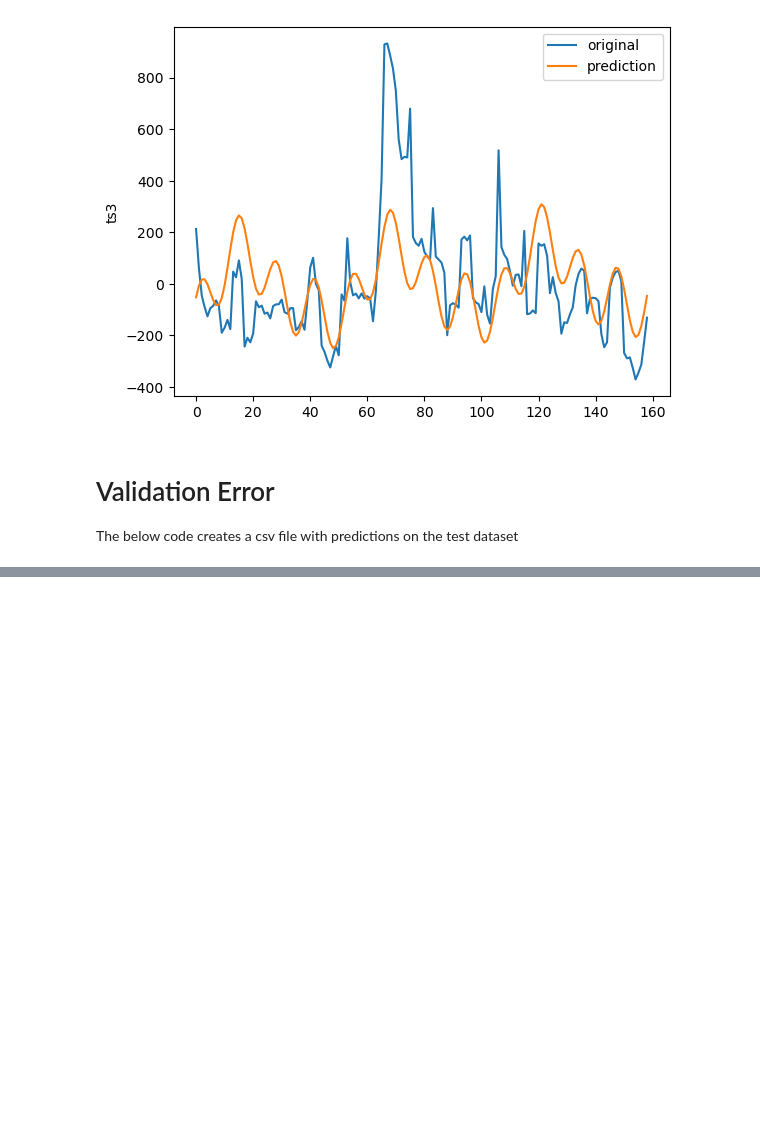
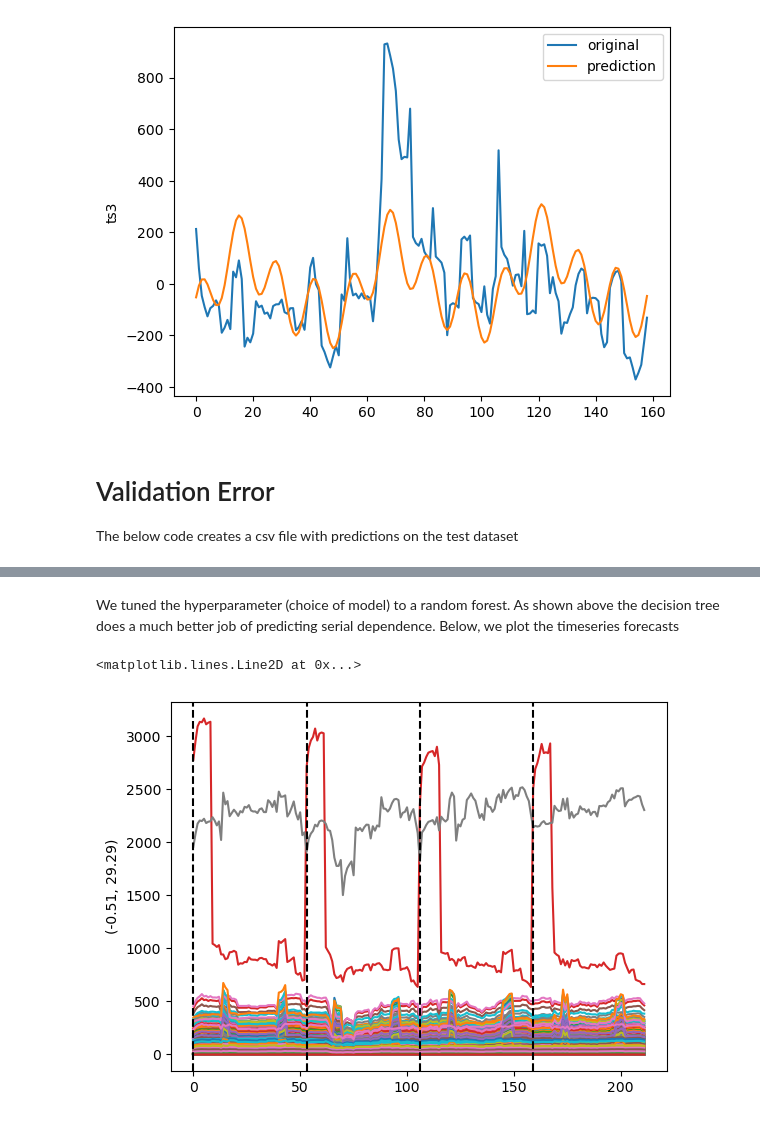
Before and after one commit to Ani-Sako/pss3e20-predicting-c02-emissions, a Jupyter notebook: modelling-co2-emissions.ipynb, the cells around one changed output, grey strips where cells are left out. Drawn from its saved outputs; the diff is of its cells as text; code cells hidden in the pictures; blank space fills up the shorter version.

```diff
--- a/modelling-co2-emissions.ipynb
+++ b/modelling-co2-emissions.ipynb
@@ -408,0 +481,37 @@ sub_file.to_csv('submission.csv', index=False)
+# %% [markdown]
+We tuned the hyperparameter (choice of model) to a random forest. As shown above the decision tree does a much better job of predicting serial dependence. Below, we plot the timeseries forecasts
+# %%
+time_dummy_forecast = np.arange(dfpca.index[-1]+1,dfpca.index[-1]+1 + 53)
+x_forecast_seasonal = fourier_features(time_dummy_forecast,
+                                   fourier_feature_frequencies,
+                                   sampling_frequency)
+x_forecast_seasonal['time_dummy'] = x_forecast_seasonal.index
+
+y_forecast_seasonal = pd.DataFrame(lr_seasonal.predict(x_forecast_seasonal),
+                                   columns=y_train_seasonal.columns,
+                                   index=x_forecast_seasonal.index)
+
+y_forecast_residual = pd.DataFrame({df_residual.columns[i]:
+              np.transpose(lr_residuals[i].predict(x_pred_residual[i].tail(1))).reshape(-1)
+              for i in range(df_residual.shape[1])}, index=time_dummy_forecast)
+
+y_forecast = y_forecast_seasonal + y_forecast_residual
+# %%
+df_forecasts = pca.inverse_transform(y_forecast)
+df_forecasts = pd.DataFrame(df_forecasts, columns=dfts.columns, index=y_forecast.index)
+df_forecasts['year'] = 2022
+df_forecasts['week_no'] = range(0,y_forecast.shape[0])
+df_forecasts=  df_forecasts.set_index(['year', 'week_no'])
+dfts_forecasts = pd.concat([dfts, df_forecasts])
+# %%
+for column in dfts_forecasts.columns:
+    sns.lineplot(x = np.arange(0,dfts_forecasts.shape[0]), y=dfts_forecasts[column])
+
+ax = plt.gca()
+ax.axvline(x=0, color = 'k', linestyle = '--')
+ax.axvline(x=53, color = 'k', linestyle = '--')
+ax.axvline(x=106, color = 'k', linestyle = '--')
+ax.axvline(x=159, color = 'k', linestyle = '--')
+# %% [output]
+<matplotlib.lines.Line2D at 0x...>
+[figure, added]
```
Also changed, not shown: parts of 7 cells of this notebook, 1 other file.
